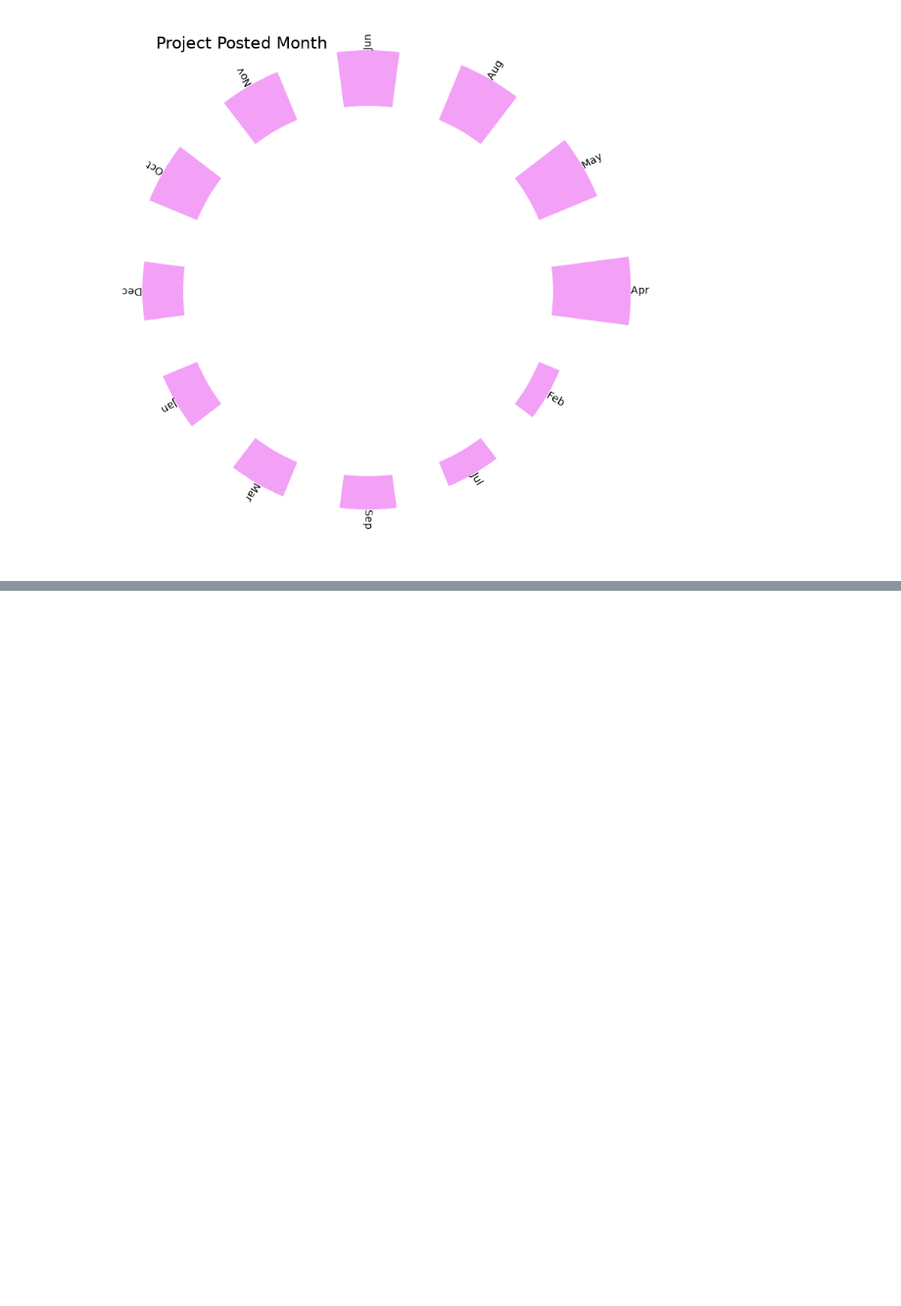
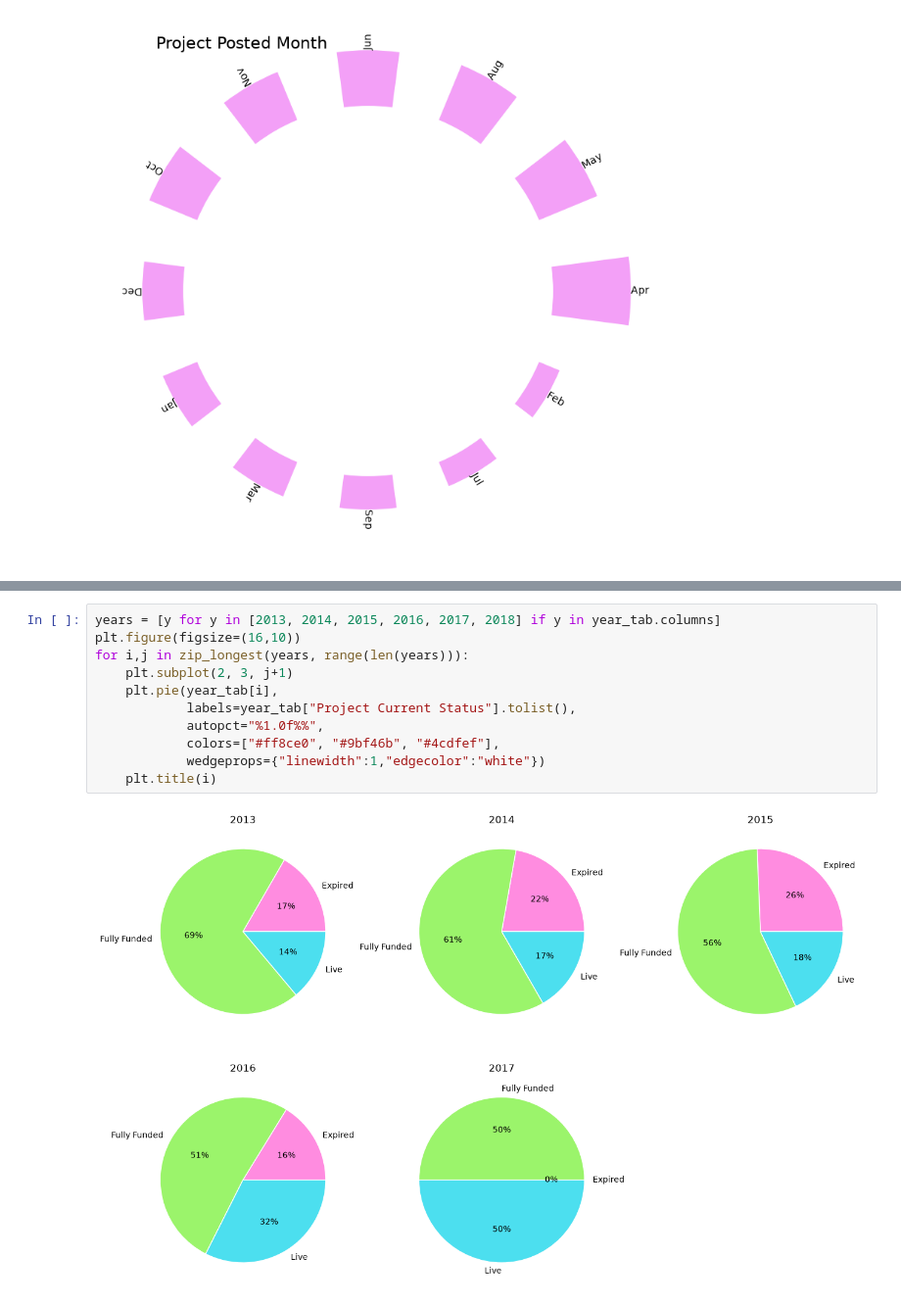
Before and after one commit to Danny88e/ECBD-9A-IDGS-Practicas_230040, a Jupyter notebook: Practica 4/Practica 4.ipynb, the cells around one changed output, grey strips where cells are left out. Shown at 98% size. Saved outputs shown, nothing was run; the diff lists cells and outputs as text; blank space fills up the shorter version.

Commit message:
Update Practica 4: Merge complement, add heatmaps, translate and fix bugs

```diff
--- a/Practica 4/Practica 4.ipynb
+++ b/Practica 4/Practica 4.ipynb
@@ -2053,0 +2230,13 @@ trace2 = bar_ver_noagg(t['Posted Year'], t['Posted Month'], "", "#9887ed", None,
+# %%
+years = [y for y in [2013, 2014, 2015, 2016, 2017, 2018] if y in year_tab.columns]
+plt.figure(figsize=(16,10))
+for i,j in zip_longest(years, range(len(years))):
+    plt.subplot(2, 3, j+1)
+    plt.pie(year_tab[i],
+            labels=year_tab["Project Current Status"].tolist(),
+            autopct="%1.0f%%",
+            colors=["#ff8ce0", "#9bf46b", "#4cdfef"],
+            wedgeprops={"linewidth":1,"edgecolor":"white"})
+    plt.title(i)
+# %% [output]
+[figure, added]
```
Also changed, not shown: parts of 97 cells of this notebook, 6 other files.
